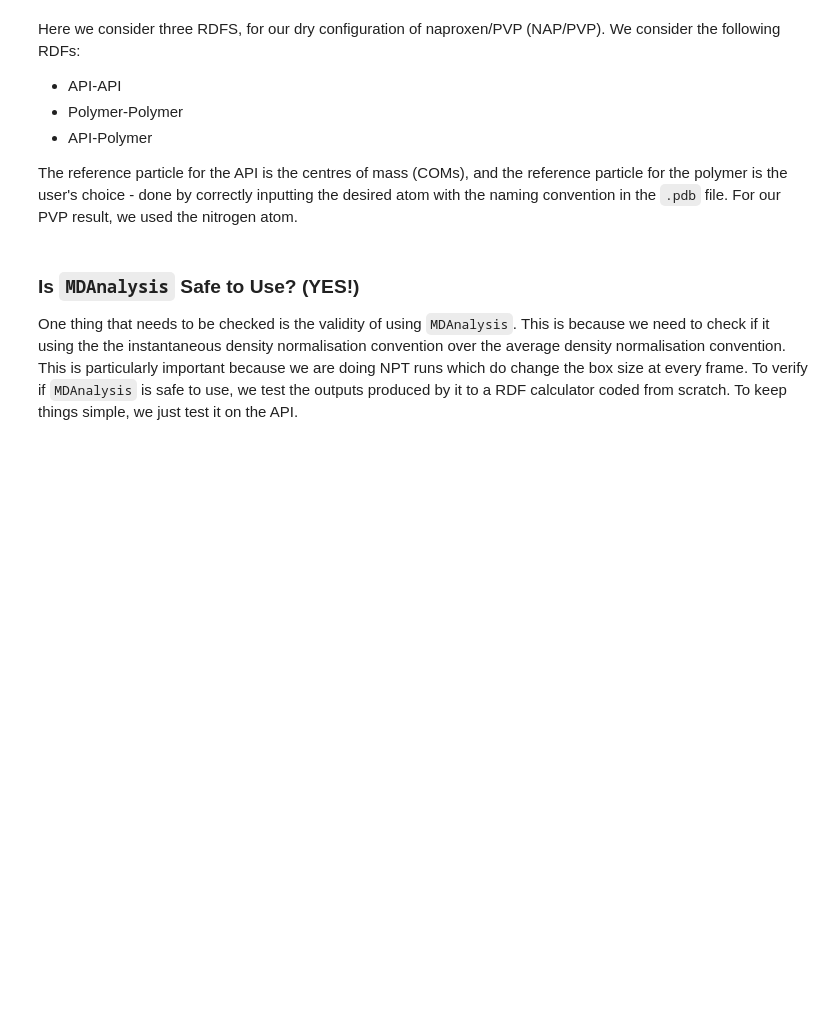
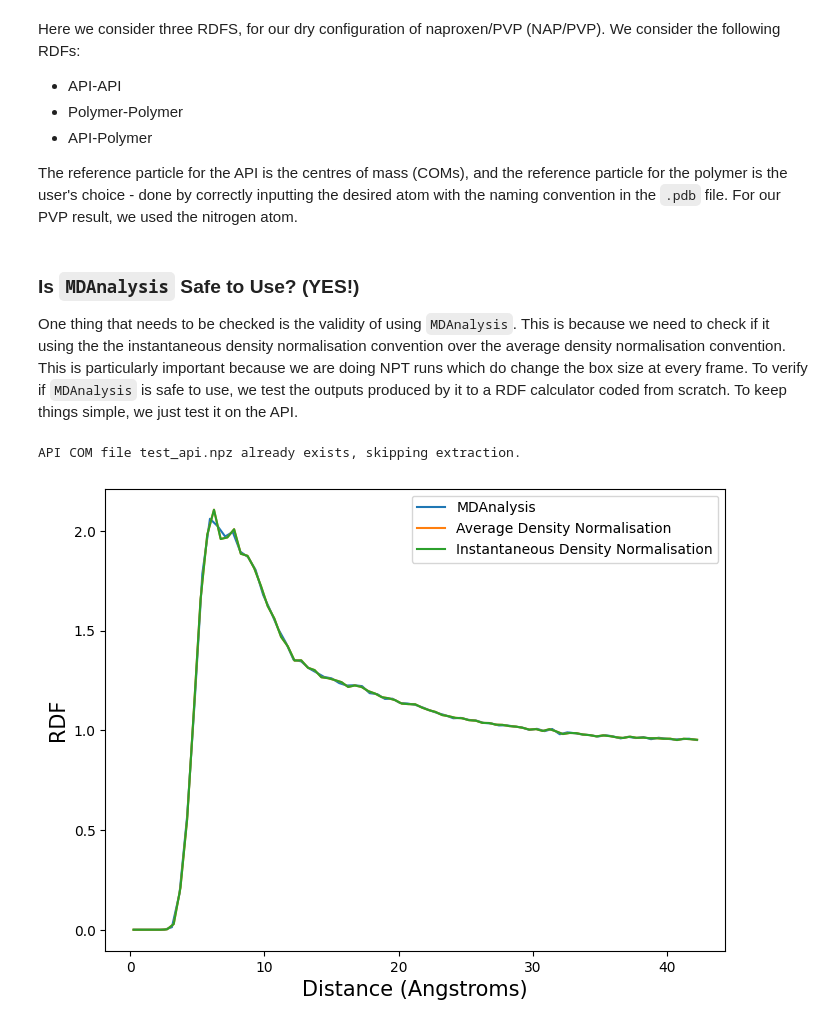
Before and after one commit to Luca-Gasparro/breaking_bad, a Jupyter notebook: rdf/rdf_results.ipynb, the cells around one changed output. Drawn from its saved outputs; the diff is of its cells as text; code cells hidden in the pictures; blank space fills up the shorter version.

```diff
--- a/rdf/rdf_results.ipynb
+++ b/rdf/rdf_results.ipynb
@@ -15,3 +15,40 @@ The reference particle for the API is the centres of mass (COMs), and the refere
 ### Is `MDAnalysis` Safe to Use? (YES!)
 
 One thing that needs to be checked is the validity of using `MDAnalysis`. This is because we need to check if it using the the instantaneous density normalisation convention over the average density normalisation convention. This is particularly important because we are doing NPT runs which do change the box size at every frame. To verify if `MDAnalysis` is safe to use, we test the outputs produced by it to a RDF calculator coded from scratch. To keep things simple, we just test it on the API.
+# %%
+import rdf_analysis
+import matplotlib.pyplot as plt
+
+# ----- NVT Simulation ------
+
+# Collecting the bins and the RDF from the MDAnalysis and manual implementation
+mda_bins_nvt, mda_rdf_nvt = rdf_analysis.api_api_rdf(
+    topology_file="dry_npt.tpr",
+    trajectory_file="dry_nvt_trim_whole.xtc",
+    api_residue_name="NAP",
+    simulation_information_filename="test_api.npz",
+    start_time=2000,
+    frame_strides=[1],
+    nbins=75,
+)
+man_bins_nvt_avg, man_rdf_nvt_avg = rdf_analysis.api_api_rdf_manual(
+    simulation_information_filename="test_api.npz", bin_width=0.5, instantaneous=False
+)
+man_bins_nvt_inst, man_rdf_nvt_inst = rdf_analysis.api_api_rdf_manual(
+    simulation_information_filename="test_api.npz", bin_width=0.5, instantaneous=True
+)
+
+# Plotting this information for the check
+plt.figure(figsize=(8, 6))
+plt.plot(mda_bins_nvt, mda_rdf_nvt[0], label="MDAnalysis")
+plt.plot(man_bins_nvt_avg, man_rdf_nvt_avg, label="Average Density Normalisation")
+plt.plot(
+    man_bins_nvt_inst, man_rdf_nvt_inst, label="Instantaneous Density Normalisation"
+)
+plt.xlabel("Distance (Angstroms)", fontsize=15)
+plt.ylabel("RDF", fontsize=15)
+plt.legend()
+plt.savefig("manual_vs_mda_test_nvt.png", dpi=300)
+# %% [output]
+API COM file test_api.npz already exists, skipping extraction.
+[figure, added]
```
Also changed, not shown: parts of 4 cells of this notebook.
